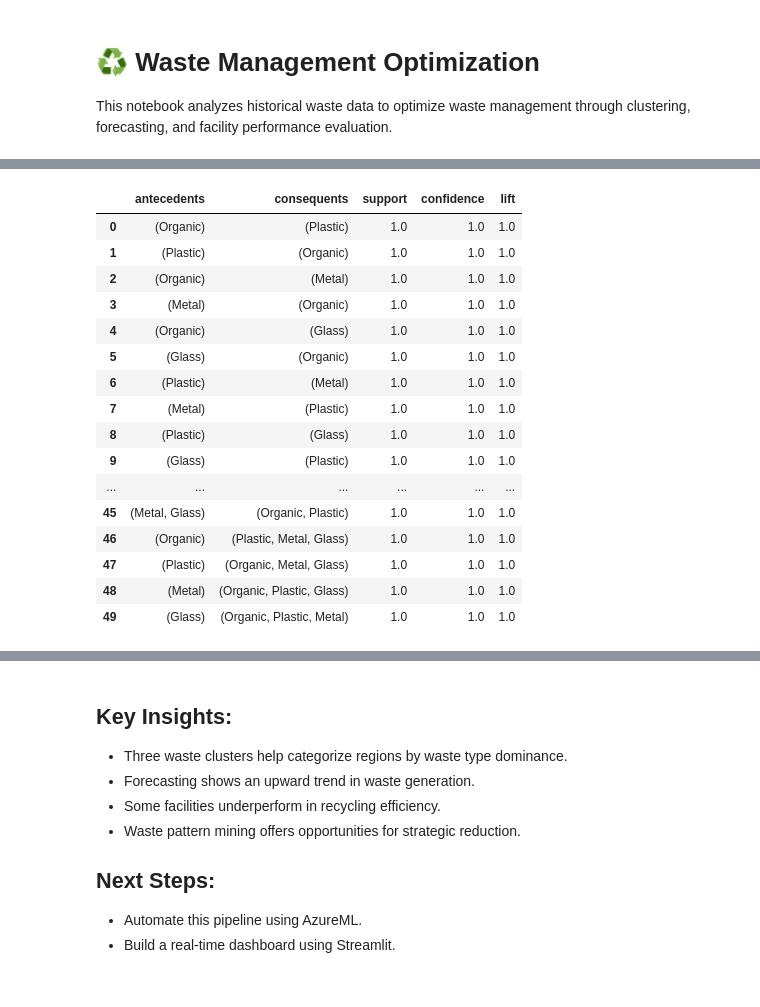
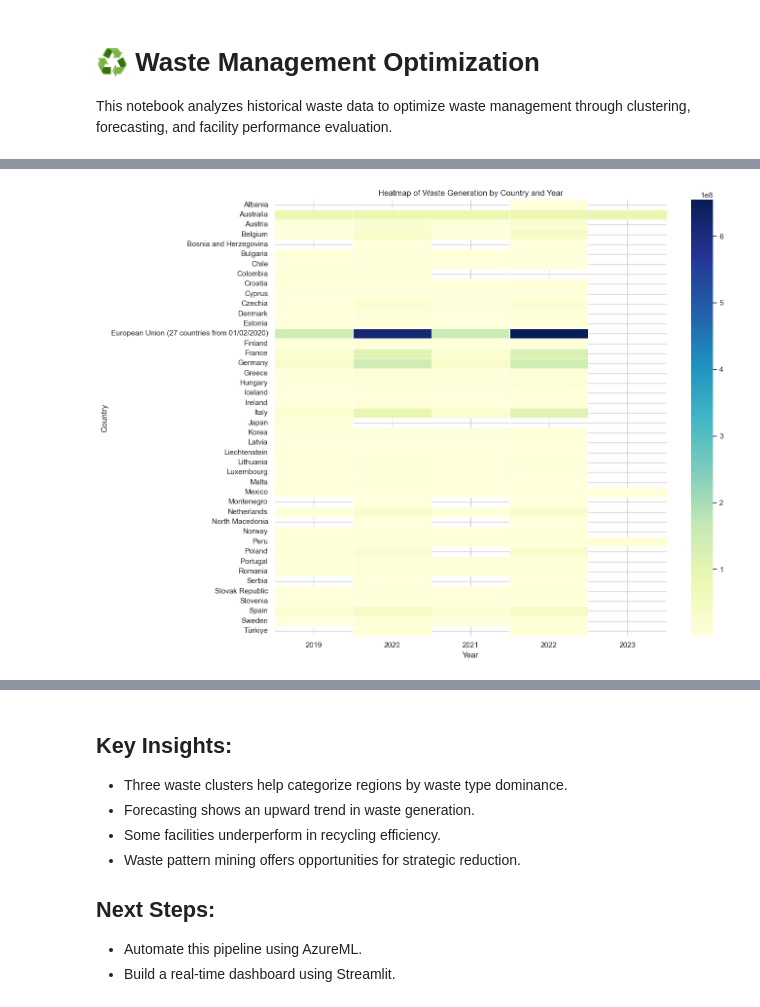
Before and after one commit to AshishBatham/waste-management-app, a Jupyter notebook: wasteManagement.ipynb, the cells around one changed output, grey strips where cells are left out. Drawn from its saved outputs; the diff is of its cells as text; code cells hidden in the pictures.

```diff
--- a/wasteManagement.ipynb
+++ b/wasteManagement.ipynb
@@ -73,25 +121,12 @@ Text(0, 0.5, 'Average Values')
 # %%
-# Binarize data (example only - depends on dataset structure)
-df_bin = df[['Organic', 'Plastic', 'Metal', 'Glass']] > 0
+heatmap_data = df_pivot.pivot_table(index='Country', columns='Year', values='Waste generated', aggfunc='sum')
 
-frequent_items = apriori(df_bin, min_support=0.2, use_colnames=True)
-rules = association_rules(frequent_items, metric="lift", min_threshold=1.0)
-rules[['antecedents', 'consequents', 'support', 'confidence', 'lift']]
+plt.figure(figsize=(14, 10))
+sns.heatmap(heatmap_data, cmap="YlGnBu", linewidths=0.5)
+plt.title("Heatmap of Waste Generation by Country and Year")
+plt.xlabel("Year")
+plt.ylabel("Country")
+plt.tight_layout()
+plt.show()
 # %% [output]
-|  | antecedents | consequents | support | confidence | lift |
-| 0 | (Organic) | (Plastic) | 1.0 | 1.0 | 1.0 |
-| 1 | (Plastic) | (Organic) | 1.0 | 1.0 | 1.0 |
-| 2 | (Organic) | (Metal) | 1.0 | 1.0 | 1.0 |
-| 3 | (Metal) | (Organic) | 1.0 | 1.0 | 1.0 |
-| 4 | (Organic) | (Glass) | 1.0 | 1.0 | 1.0 |
-| 5 | (Glass) | (Organic) | 1.0 | 1.0 | 1.0 |
-| 6 | (Plastic) | (Metal) | 1.0 | 1.0 | 1.0 |
-| 7 | (Metal) | (Plastic) | 1.0 | 1.0 | 1.0 |
-| 8 | (Plastic) | (Glass) | 1.0 | 1.0 | 1.0 |
-| 9 | (Glass) | (Plastic) | 1.0 | 1.0 | 1.0 |
-| ... | ... | ... | ... | ... | ... |
-| 45 | (Metal, Glass) | (Organic, Plastic) | 1.0 | 1.0 | 1.0 |
-| 46 | (Organic) | (Plastic, Metal, Glass) | 1.0 | 1.0 | 1.0 |
-| 47 | (Plastic) | (Organic, Metal, Glass) | 1.0 | 1.0 | 1.0 |
-| 48 | (Metal) | (Organic, Plastic, Glass) | 1.0 | 1.0 | 1.0 |
-| 49 | (Glass) | (Organic, Plastic, Metal) | 1.0 | 1.0 | 1.0 |
+[figure, added]
```
Also changed, not shown: parts of 39 cells of this notebook, 7 other files.
